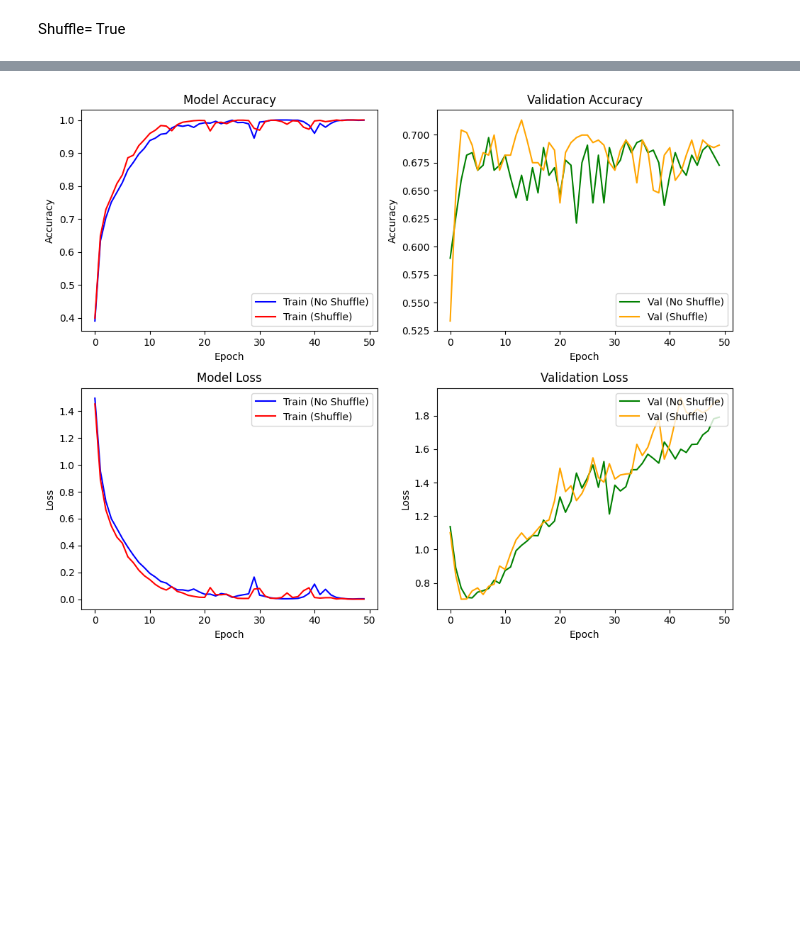
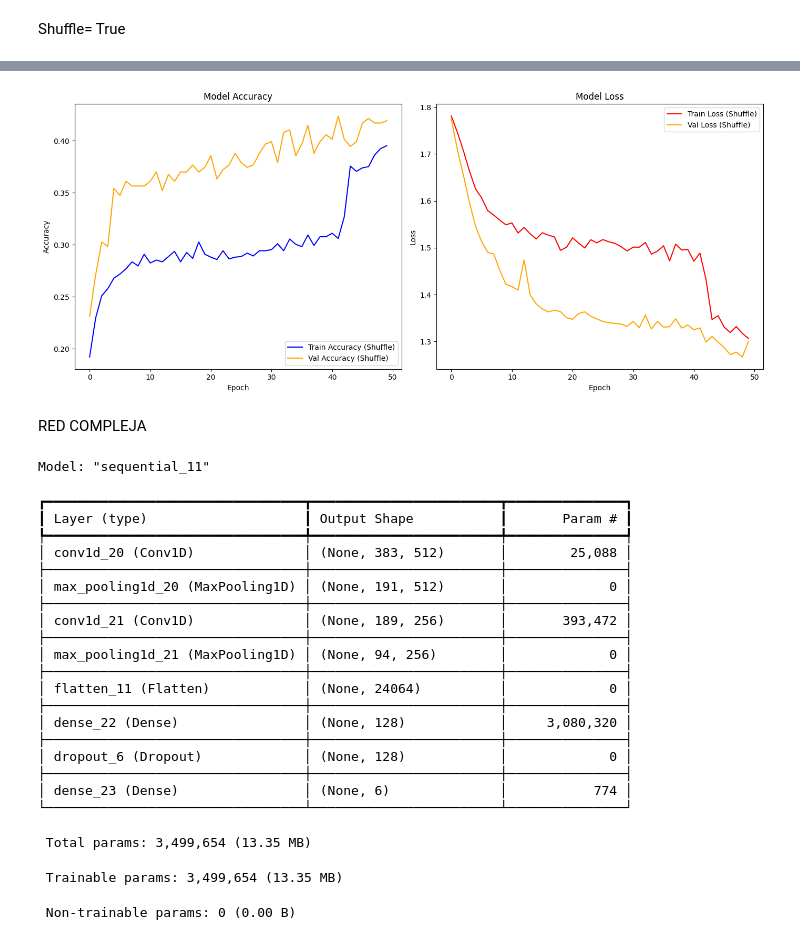
Before and after one commit to katumbac/CNN, a Jupyter notebook: datosmatCorrecto.ipynb, the cells around one changed output, grey strips where cells are left out. Cells and saved outputs as stored; diff of their text form; code cells hidden in the pictures; blank space fills up the shorter version.

```diff
--- a/datosmatCorrecto.ipynb
+++ b/datosmatCorrecto.ipynb
@@ -196,7 +241,7 @@ import numpy as np
 from sklearn.model_selection import train_test_split
 
 train_inputs_numpy = inputs_usar.numpy()
-train_labels_numpy = labels_usar.numpy()
+train_labels_numpy = labels_usar
 
 # Dividir los datos en conjuntos de entrenamiento y prueba
 train_inputs, val_inputs, train_labels, val_labels = train_test_split(
@@ -437,0 +473,2 @@ plot_training_history(history_st, history_sf)
+# %%
+history_ss = model_ss.fit(train_inputs, train_labels, epochs=50, batch_size=32,shuffle=True, validation_data=(val_inputs, val_labels))
@@ -438,43 +504,30 @@ plot_training_history(history_st, history_sf)
 # %%
-import matplotlib.pyplot as plt
+def plot_training_historyss(history_ss):
+    fig, (ax1, ax2) = plt.subplots(1, 2, figsize=(14, 6))
 
-def plot_training_history2(history_st, history_sf):
-    fig, ((ax1, ax2), (ax3, ax4)) = plt.subplots(2, 2, figsize=(10, 8))
-
-    # Plot training & validation accuracy values from history and history_s
-    ax1.plot(history_st.history['accuracy'], label='Train (No Shuffle)', color='blue')
-    ax1.plot(history_sf.history['accuracy'], label='Train (Shuffle)', color='red')
+    # Plot training & validation accuracy and loss values from history and history_s
+    ax1.plot(history_ss.history['accuracy'], label='Train Accuracy (Shuffle)', color='blue')
+    ax1.plot(history_ss.history['val_accuracy'], label='Val Accuracy (Shuffle)', color='orange')
     ax1.set_title('Model Accuracy')
     ax1.set_ylabel('Accuracy')
     ax1.set_xlabel('Epoch')
     ax1.legend(loc='lower right')
 
-    ax2.plot(history_st.history['val_accuracy'], label='Val (No Shuffle)', color='green')
-    ax2.plot(history_sf.history['val_accuracy'], label='Val (Shuffle)', color='orange')
-    ax2.set_title('Validation Accuracy')
-    ax2.set_ylabel('Accuracy')
+
+    ax2.plot(history_ss.history['loss'], label='Train Loss (Shuffle)', color='red')
+    ax2.plot(history_ss.history['val_loss'], label='Val Loss (Shuffle)', color='orange')
+    ax2.set_title('Model Loss')
+    ax2.set_ylabel('Loss')
     ax2.set_xlabel('Epoch')
-    ax2.legend(loc='lower right')
+    ax2.legend(loc='upper right')
 
-    # Plot training & validation loss values from history and history_s
-    ax3.plot(history_st.history['loss'], label='Train (No Shuffle)', color='blue')
-    ax3.plot(history_sf.history['loss'], label='Train (Shuffle)', color='red')
-    ax3.set_title('Model Loss')
-    ax3.set_ylabel('Loss')
-    ax3.set_xlabel('Epoch')
-    ax3.legend(loc='upper right')
-
-    ax4.plot(history_st.history['val_loss'], label='Val (No Shuffle)', color='green')
-    ax4.plot(history_sf.history['val_loss'], label='Val (Shuffle)', color='orange')
-    ax4.set_title('Validation Loss')
-    ax4.set_ylabel('Loss')
-    ax4.set_xlabel('Epoch')
-    ax4.legend(loc='upper right')
 
     # Show the plot
     plt.tight_layout()
     plt.show()
-# %%
-plot_training_history2(history_st, history_sf)
-# %% [output]
-[figure, removed]
+# %%
+plot_training_historyss(history_ss)
+# %% [output]
+[figure, added]
+# %% [markdown]
+RED COMPLEJA
@@ -480,0 +552,26 @@ plot_training_history2(history_st, history_sf)
+# %%
+model_sc.summary()
+# %% [output]
+Model: "sequential_11"
+┏━━━━━━━━━━━━━━━━━━━━━━━━━━━━━━━━━┳━━━━━━━━━━━━━━━━━━━━━━━━┳━━━━━━━━━━━━━━━┓
+┃ Layer (type)                    ┃ Output Shape           ┃       Param # ┃
+┡━━━━━━━━━━━━━━━━━━━━━━━━━━━━━━━━━╇━━━━━━━━━━━━━━━━━━━━━━━━╇━━━━━━━━━━━━━━━┩
+│ conv1d_20 (Conv1D)              │ (None, 383, 512)       │        25,088 │
+├─────────────────────────────────┼────────────────────────┼───────────────┤
+│ max_pooling1d_20 (MaxPooling1D) │ (None, 191, 512)       │             0 │
+├─────────────────────────────────┼────────────────────────┼───────────────┤
+│ conv1d_21 (Conv1D)              │ (None, 189, 256)       │       393,472 │
+├─────────────────────────────────┼────────────────────────┼───────────────┤
+│ max_pooling1d_21 (MaxPooling1D) │ (None, 94, 256)        │             0 │
+├─────────────────────────────────┼────────────────────────┼───────────────┤
+│ flatten_11 (Flatten)            │ (None, 24064)          │             0 │
+├─────────────────────────────────┼────────────────────────┼───────────────┤
+│ dense_22 (Dense)                │ (None, 128)            │     3,080,320 │
+├─────────────────────────────────┼────────────────────────┼───────────────┤
+│ dropout_6 (Dropout)             │ (None, 128)            │             0 │
+├─────────────────────────────────┼────────────────────────┼───────────────┤
+│ dense_23 (Dense)                │ (None, 6)              │           774 │
+└─────────────────────────────────┴────────────────────────┴───────────────┘
+ Total params: 3,499,654 (13.35 MB)
+ Trainable params: 3,499,654 (13.35 MB)
+ Non-trainable params: 0 (0.00 B)
```
Also changed, not shown: parts of 32 cells of this notebook.
